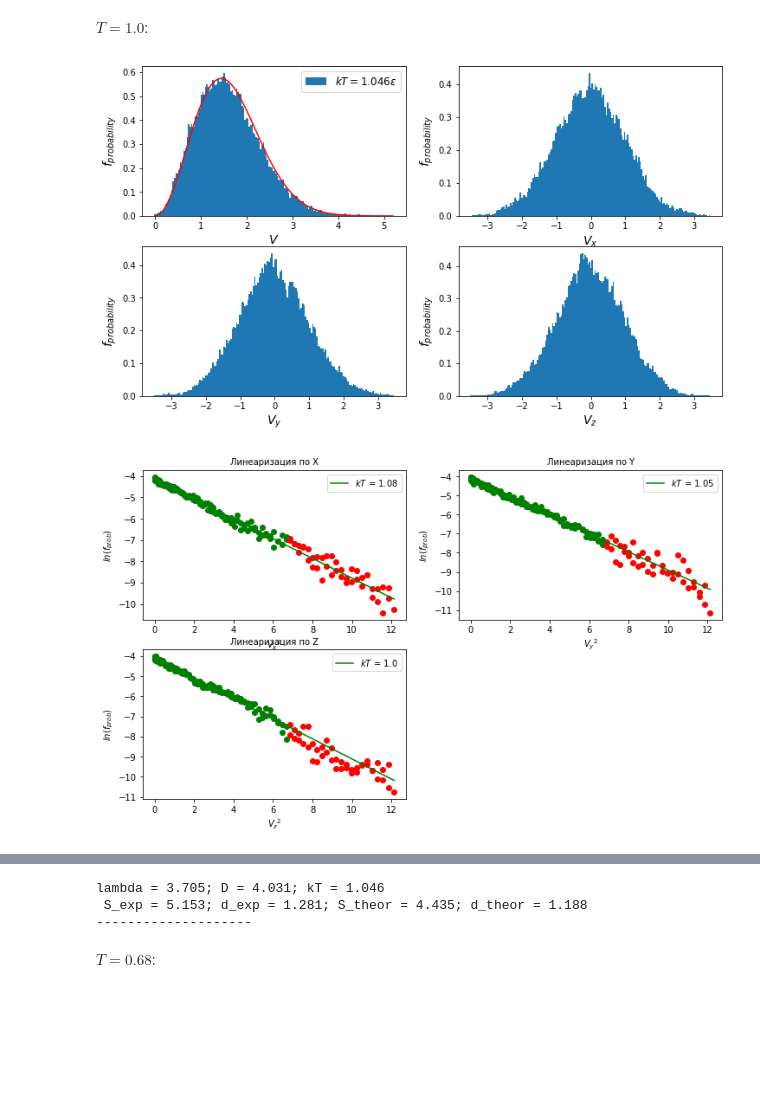
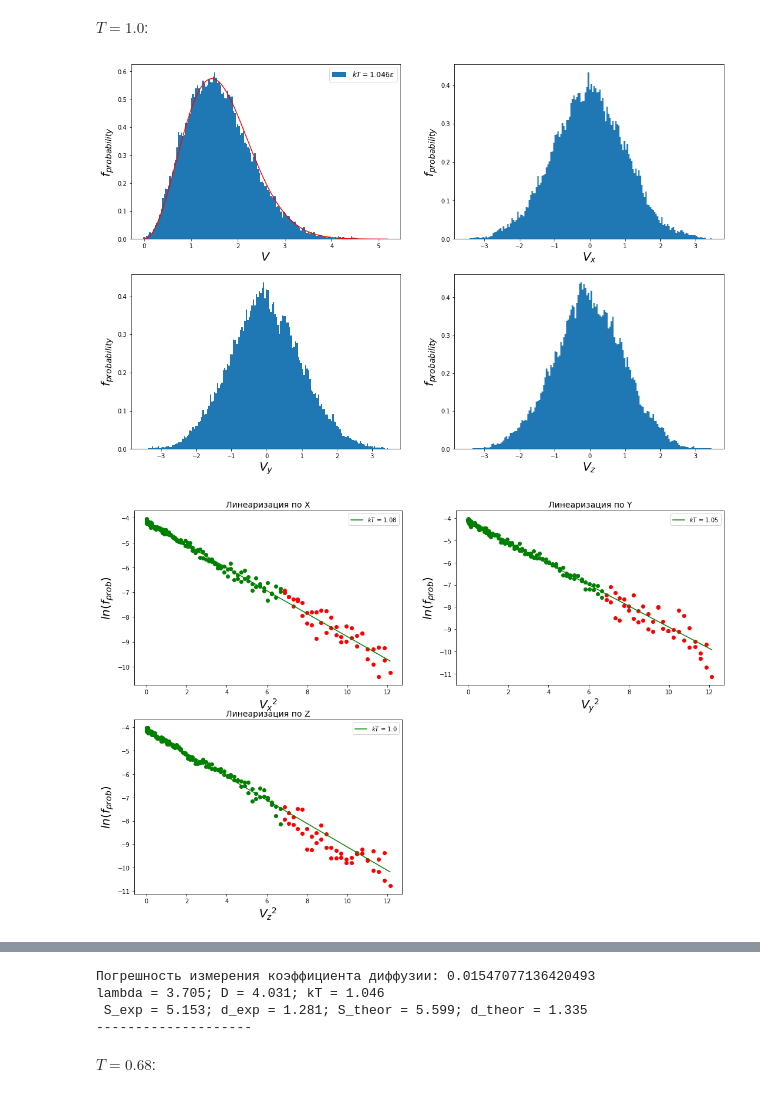
Before and after one commit to Alphonsce/molecular_modeling, a Jupyter notebook: python_realization/final_plotting.ipynb, the cells around one changed output, grey strips where cells are left out. Drawn from its saved outputs; the diff is of its cells as text; code cells hidden in the pictures; blank space fills up the shorter version.

```diff
--- a/python_realization/final_plotting.ipynb
+++ b/python_realization/final_plotting.ipynb
@@ -348,10 +354,12 @@ $\Pi(T)=\Pi_0 + \Pi_0 S\cdot \dfrac{1}{T}$ - ну и просто фитим п
 # %%
-ALPHA = 1.34 * 0.89     # это типо после фита горизонтальной прямой я получил 0.89
+ALPHA = 1.34   #* 0.89   - это типо после фита горизонтальной прямой я получил 0.89, чтобы нормально посмотреть погрешность надо прогнать с такой альфой
 S_SUTHERLAND_CONST = 2.35
 SIGMA_0 = 2.0
 
-def calculate_sigma(kT, D, rho=1 / 27, file_path='../graphs_rho_1_27/_dif_from_t_rho_1_27.csv'):
-    '''new version'''
+def calculate_sigma(kT, D, rho=1 / 27, file_path='../graphs_rho_1_27/_dif_from_t_rho_1_27.csv', s_D=0):
+    '''new version
+    s_D - погрешность измерения коэффициента диффузии
+    '''
     avg_V = np.sqrt(8 * (kT / np.pi))
     S_exp = (sqrt(2) * avg_V) / (3 * rho * D)
     lamb = 1 / (sqrt(2) * rho * S_exp)
@@ -359,6 +367,7 @@ def calculate_sigma(kT, D, rho=1 / 27, file_path='../graphs_rho_1_27/_dif_from_t
 
     d_theor = ALPHA * pow(kT, -1 / 12)
     S_theor = np.pi * d_theor ** 2
+    # print(f'Альфа:{ALPHA}')
 
     S_sutherland = SIGMA_0 * (1 + (S_SUTHERLAND_CONST / kT))     # площадь сечения по формуле Сазерленда
 
@@ -383,7 +392,8 @@ def calculate_sigma(kT, D, rho=1 / 27, file_path='../graphs_rho_1_27/_dif_from_t
                 'lambda': [lamb],
                 'S_exp': [S_exp],
                 'S_theor': [S_theor],
-                'S_sutherland': [S_sutherland]
+                'S_sutherland': [S_sutherland],
+                'error_D': [s_D]
                 })
         ])
 
@@ -487,11 +516,26 @@ lambda = 4.447; D = 6.075; kT = 1.649
 # %% [markdown]
 $T = 1.0$:
 # %%
-kT_def = plot_hists_from_file(path = '../graphs_rho_1_27/histograms_t_1.csv')
-kT_gauss = plot_gauss_lines_from_file(path= '../graphs_rho_1_27/gauss_lines_t_1.csv', train_part=0.75)
-# plot_energies_from_file(who_to_plot=['Total'], path='../graphs_rho_1_27/energies_t_1.csv')
-D = plot_ready_diffusion(path='../graphs_rho_1_27/diffusion_ready/t_1_ready.csv')
-calculate_sigma(kT=kT_def, D=D)
+kT_def = plot_hists_from_file(
+    path = '../graphs_rho_1_27/histograms_t_1.csv',
+    figsize=(18, 12)
+    )
+kT_gauss = plot_gauss_lines_from_file(
+    path= '../graphs_rho_1_27/gauss_lines_t_1.csv',
+    train_part=0.75,
+    figsize=(18, 12),
+    save=False
+    )
+
+plot_energies_from_file(who_to_plot=['Total'], path='../graphs_rho_1_27/energies_t_1.csv', figsize=(18, 12))
+
+D = plot_ready_diffusion(
+    path='../graphs_rho_1_27/diffusion_ready/t_1_ready.csv',
+    figsize=(22, 14)
+    )
+
+print(f'Погрешность измерения коэффициента диффузии: {D[1]}')
+calculate_sigma(kT=kT_def, D=D[0], s_D=D[1])  # поскольку там возвращает контейнер: коэфф и погрешность
 # %% [output]
-[figure, old version]
+[figure, new version]
-[figure, old version]
+[figure, new version]
@@ -499,5 +544,6 @@ calculate_sigma(kT=kT_def, D=D)
+Погрешность измерения коэффициента диффузии: 0.01547077136420493
 lambda = 3.705; D = 4.031; kT = 1.046
- S_exp = 5.153; d_exp = 1.281; S_theor = 4.435; d_theor = 1.188
+ S_exp = 5.153; d_exp = 1.281; S_theor = 5.599; d_theor = 1.335
 --------------------
 # %% [markdown]
 $T=0.68$:
```
Also changed, not shown: parts of 17 cells of this notebook, 2 other files.
